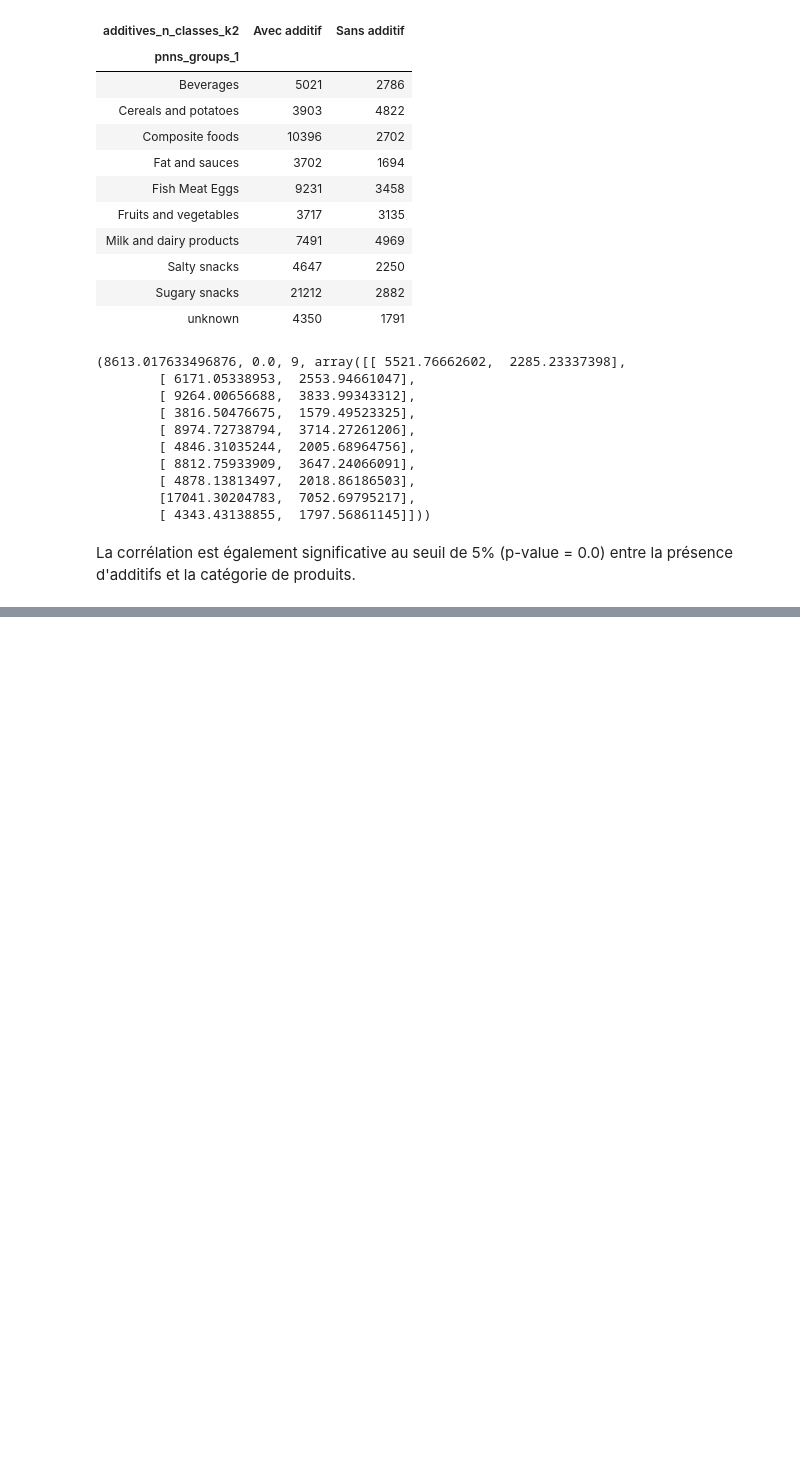
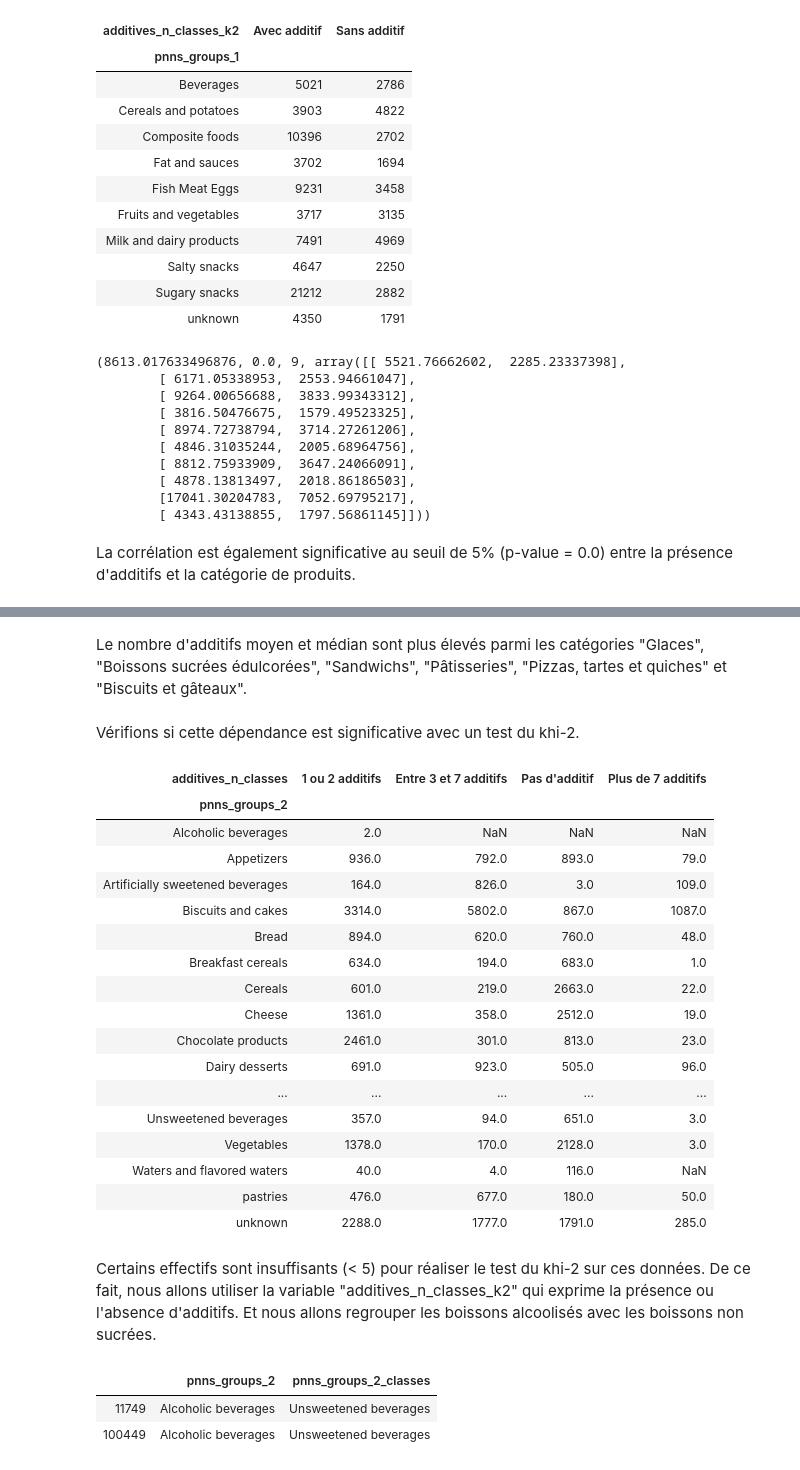
Before and after one commit to sebastienbourgeois/oc-p3-conception-application-sante-publique, a Jupyter notebook: PSante_02_notebookexploration.ipynb, the cells around one changed output, grey strips where cells are left out. Drawn from its saved outputs; the diff is of its cells as text; code cells hidden in the pictures; blank space fills up the shorter version.

```diff
--- a/PSante_02_notebookexploration.ipynb
+++ b/PSante_02_notebookexploration.ipynb
@@ -1144,0 +1162,34 @@ La corrélation est également significative au seuil de 5% (p-value = 0.0) entr
+# %% [markdown]
+Le nombre d'additifs moyen et médian sont plus élevés parmi les catégories "Glaces", "Boissons sucrées édulcorées", "Sandwichs", "Pâtisseries", "Pizzas, tartes et quiches" et "Biscuits et gâteaux".
+# %% [markdown]
+Vérifions si cette dépendance est significative avec un test du khi-2.
+# %%
+X = 'pnns_groups_2'
+Y = 'additives_n_classes'
+
+tableau_contingence = open_food_facts_df[[X, Y]].pivot_table(index=X,
+                                                             columns=Y,
+                                                             aggfunc=len)
+
+tableau_contingence
+# %% [output]
+| additives_n_classes | 1 ou 2 additifs | Entre 3 et 7 additifs | Pas d'additif | Plus de 7 additifs |
+| pnns_groups_2 |  |  |  |  |
+| Alcoholic beverages | 2.0 | NaN | NaN | NaN |
+| Appetizers | 936.0 | 792.0 | 893.0 | 79.0 |
+| Artificially sweetened beverages | 164.0 | 826.0 | 3.0 | 109.0 |
+| Biscuits and cakes | 3314.0 | 5802.0 | 867.0 | 1087.0 |
+| Bread | 894.0 | 620.0 | 760.0 | 48.0 |
+| Breakfast cereals | 634.0 | 194.0 | 683.0 | 1.0 |
+| Cereals | 601.0 | 219.0 | 2663.0 | 22.0 |
+| Cheese | 1361.0 | 358.0 | 2512.0 | 19.0 |
+| Chocolate products | 2461.0 | 301.0 | 813.0 | 23.0 |
+| Dairy desserts | 691.0 | 923.0 | 505.0 | 96.0 |
+| ... | ... | ... | ... | ... |
+| Unsweetened beverages | 357.0 | 94.0 | 651.0 | 3.0 |
+| Vegetables | 1378.0 | 170.0 | 2128.0 | 3.0 |
+| Waters and flavored waters | 40.0 | 4.0 | 116.0 | NaN |
+| pastries | 476.0 | 677.0 | 180.0 | 50.0 |
+| unknown | 2288.0 | 1777.0 | 1791.0 | 285.0 |
+# %% [markdown]
+Certains effectifs sont insuffisants (< 5) pour réaliser le test du khi-2 sur ces données. De ce fait, nous allons utiliser la variable "additives_n_classes_k2" qui exprime la présence ou l'absence d'additifs. Et nous allons regrouper les boissons alcoolisés avec les boissons non sucrées.
@@ -1144,0 +1200,7 @@ La corrélation est également significative au seuil de 5% (p-value = 0.0) entr
+# %%
+open_food_facts_df.loc[open_food_facts_df['pnns_groups_2'] == 'Alcoholic beverages',
+                   ['pnns_groups_2', 'pnns_groups_2_classes']]
+# %% [output]
+|  | pnns_groups_2 | pnns_groups_2_classes |
+| 11749 | Alcoholic beverages | Unsweetened beverages |
+| 100449 | Alcoholic beverages | Unsweetened beverages |
```
Also changed, not shown: parts of 13 cells of this notebook.
